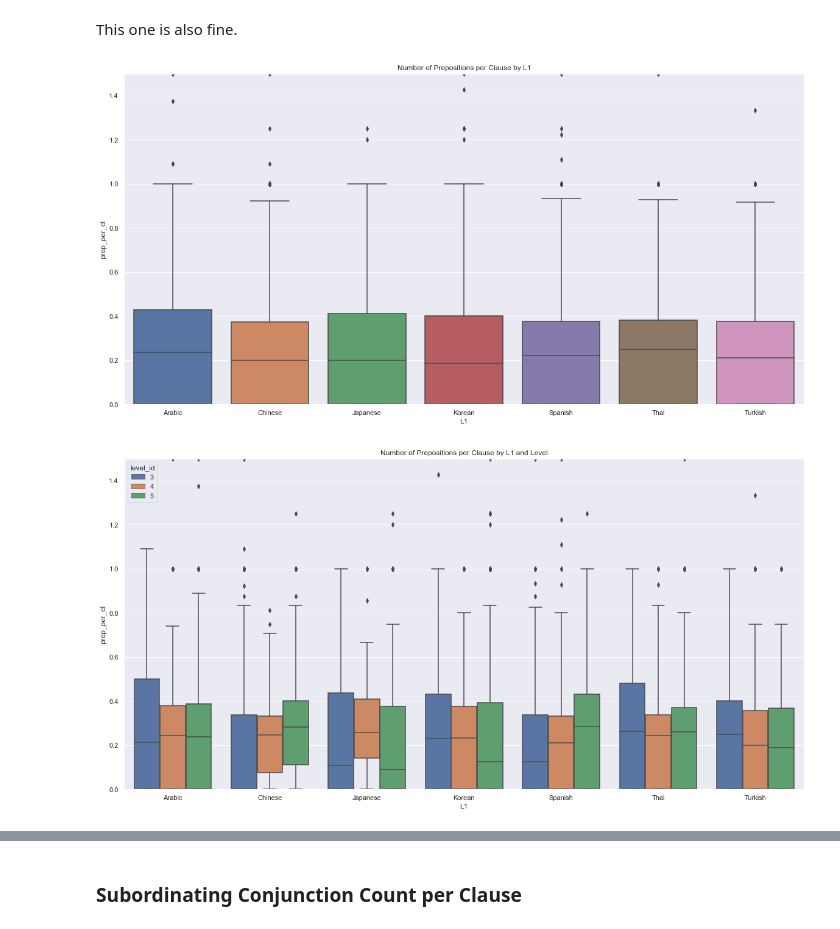
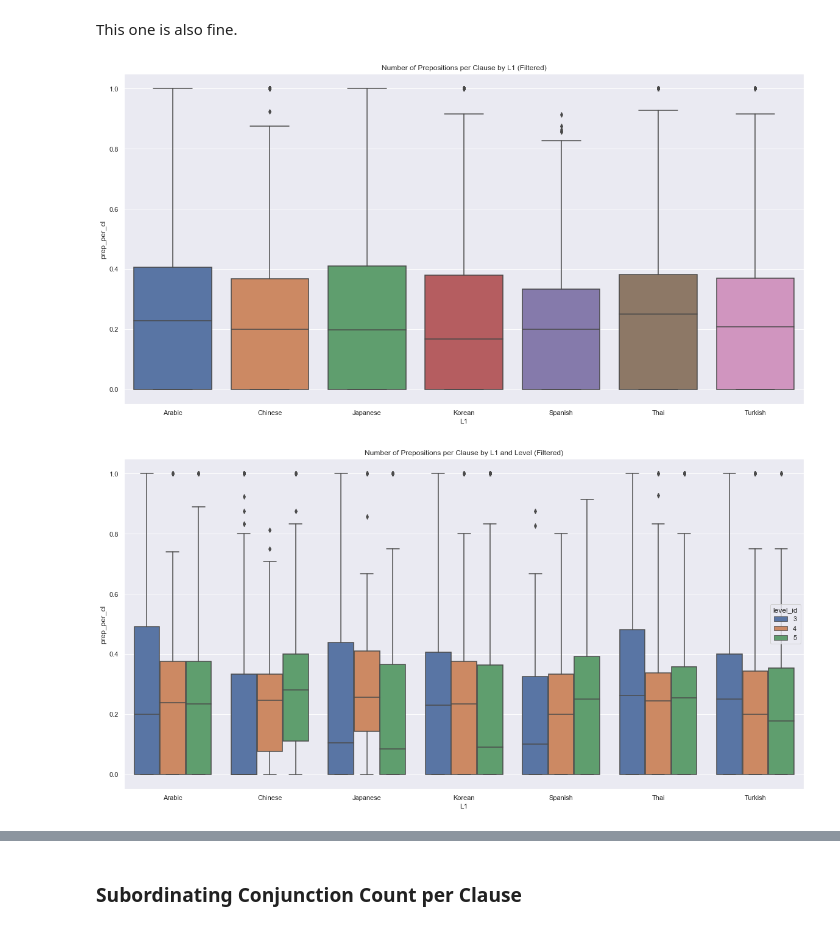
Before and after one commit to Data-Science-for-Linguists-2022/esl-syntactic-analysis, a Jupyter notebook: final-analysis.ipynb, the cells around one changed output, grey strips where cells are left out. Drawn from its saved outputs; the diff is of its cells as text; code cells hidden in the pictures.

```diff
--- a/final-analysis.ipynb
+++ b/final-analysis.ipynb
@@ -364,0 +533,4 @@ plt.show()
+# %%
+print("t-tests by L1:")
+for L1 in c_t_filtered["L1"].unique():
+    print(f"{L1}: {stats.ttest_ind(c_t_filtered[(c_t_filtered['L1'] == L1) & (c_t_filtered['level_id'] == 5)]['C_T'], c_t_filtered[(c_t_filtered['L1'] == L1) & (c_t_filtered['level_id'] == 3)]['C_T'], alternative='greater').pvalue}")
@@ -390,2 +572,10 @@ Again, I'm not sure what I can really do about this.
+# %%
+mlc_filtered = taassc_measures.copy()
+for L1 in mlc_filtered["L1"].unique():
+    quants = quantiles(mlc_filtered[mlc_filtered["L1"] == L1]["MLC"], n=20) # 5th, 10th, ..., 90th, 95th percentiles
+    mlc_filtered = mlc_filtered[
+        (mlc_filtered["L1"] != L1) |
+        ((mlc_filtered["MLC"] >= quants[0]) & (mlc_filtered["MLC"] <= quants[-1]))  # Filter for only middle 90% of values
+    ]
 # %%
 sns.boxplot(
@@ -410,0 +607,4 @@ plt.show()
+# %%
+print("t-tests by L1:")
+for L1 in mlc_filtered["L1"].unique():
+    print(f"{L1}: {stats.ttest_ind(mlc_filtered[(mlc_filtered['L1'] == L1) & (mlc_filtered['level_id'] == 5)]['MLC'], mlc_filtered[(mlc_filtered['L1'] == L1) & (mlc_filtered['level_id'] == 3)]['MLC'], alternative='greater').pvalue}")
@@ -450,24 +661,30 @@ pelic[pelic["answer_id"] == 21623]["text"].iloc[0]
 "Dr. Dirkmaat's graduate students assembled the framework of a single male skeleton with a partial skull, ribs, vertebrae and bones of the arms, legs, hands and feet"
 # %% [markdown]
 This one is also fine.
+# %%
+prep_filtered = taassc_measures.copy()
+for L1 in prep_filtered["L1"].unique():
+    quants = quantiles(prep_filtered[prep_filtered["L1"] == L1]["prep_per_cl"], n=20) # 5th, 10th, ..., 90th, 95th percentiles
+    prep_filtered = prep_filtered[
+        (prep_filtered["L1"] != L1) |
+        ((prep_filtered["prep_per_cl"] >= quants[0]) & (prep_filtered["prep_per_cl"] <= quants[-1]))  # Filter for only middle 90% of values
+    ]
 # %%
 sns.boxplot(
-    data=taassc_measures,
+    data=prep_filtered,
     x="L1",
     y="prep_per_cl"
-).set(title="Number of Prepositions per Clause by L1")
-plt.ylim(0, 1.5)
+).set(title="Number of Prepositions per Clause by L1 (Filtered)")
 plt.show()
 # %% [output]
-[figure, old version]
+[figure, new version]
 # %%
 sns.boxplot(
-    data=taassc_measures,
+    data=prep_filtered,
     x="L1",
     y="prep_per_cl",
     hue="level_id"
-).set(title="Number of Prepositions per Clause by L1 and Level")
-plt.ylim(0, 1.5)
+).set(title="Number of Prepositions per Clause by L1 and Level (Filtered)")
 plt.show()
 # %% [output]
-[figure, old version]
+[figure, new version]
```
Also changed, not shown: parts of 71 cells of this notebook, 5 other files.
